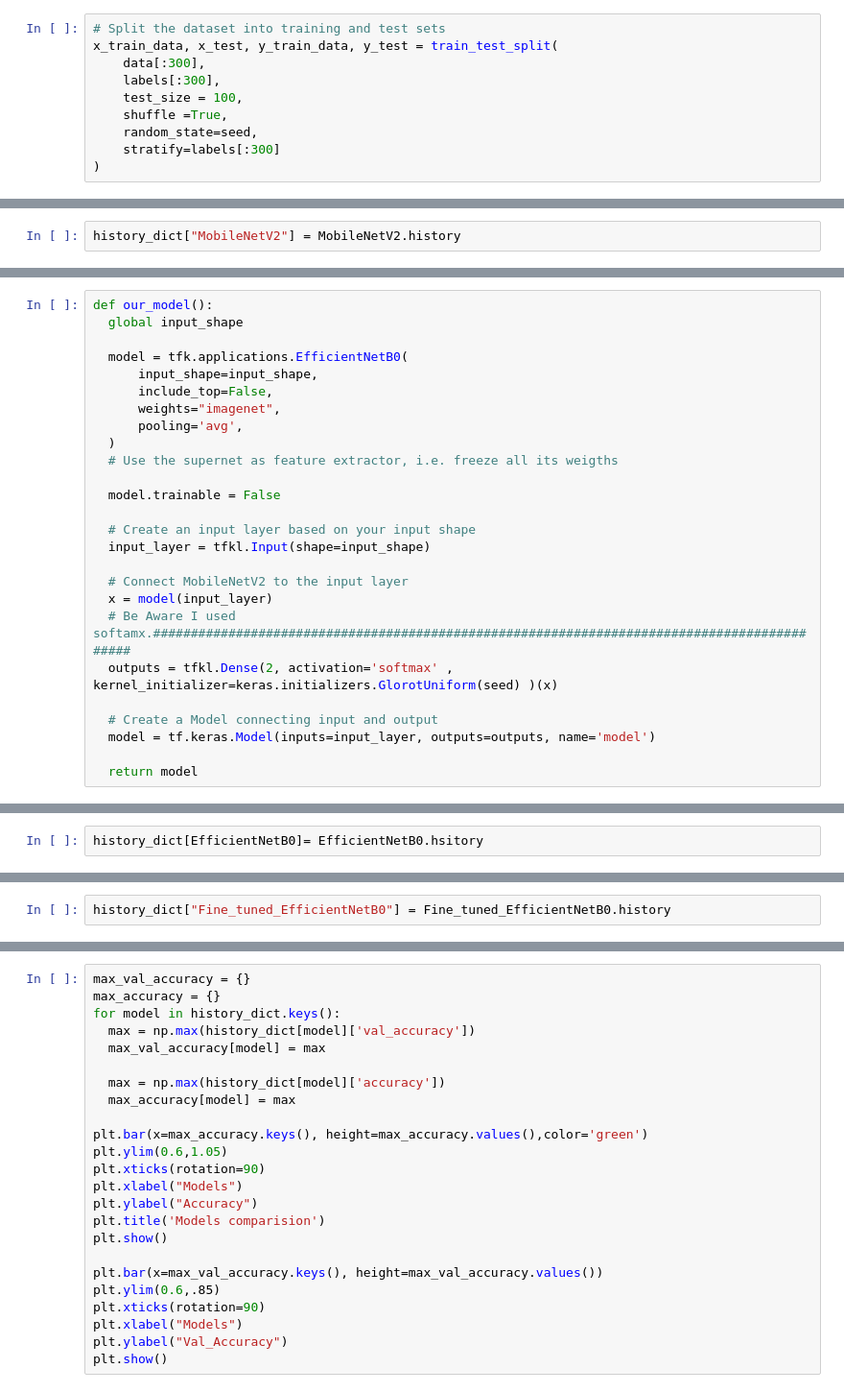
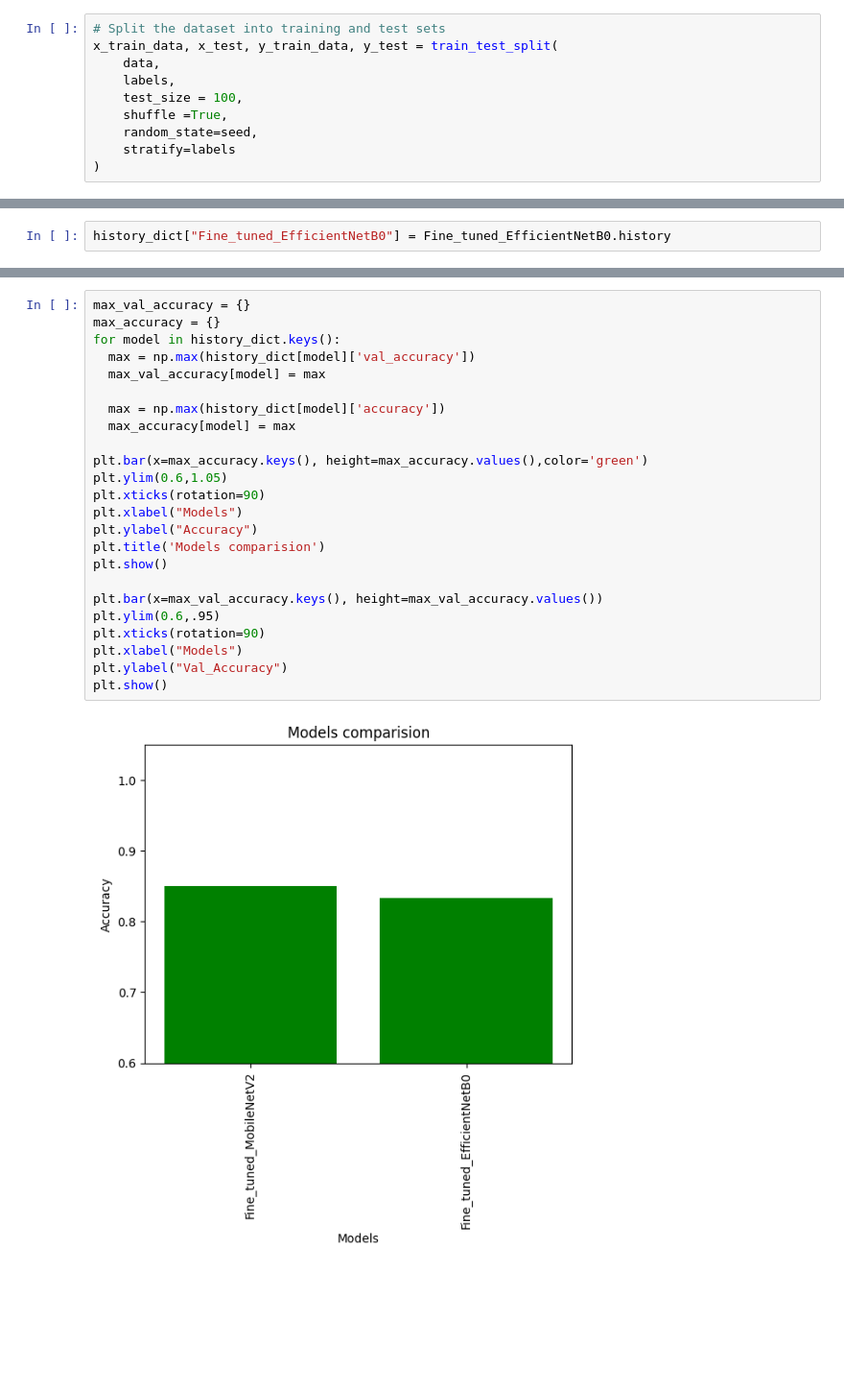
Before and after one commit to Mohammad-Amirifard/Plant-Classification-Polimi, a Jupyter notebook: Part3_Advanced_Models_In_Plant_Classification.ipynb, the cells around one changed output, grey strips where cells are left out. Shown at 96% size. Drawn from its saved outputs; the diff is of its cells as text; blank space fills up the shorter version.

```diff
--- a/Part3_Advanced_Models_In_Plant_Classification.ipynb
+++ b/Part3_Advanced_Models_In_Plant_Classification.ipynb
@@ -108,12 +108,12 @@ Labels are :  [0 0 0 ... 0 0 0]
 # %%
 # Split the dataset into training and test sets
 x_train_data, x_test, y_train_data, y_test = train_test_split(
-    data[:300],
-    labels[:300],
+    data,
+    labels,
     test_size = 100,
     shuffle =True,
     random_state=seed,
-    stratify=labels[:300]
+    stratify=labels
 )
 # %%
 # Further split the combined training and validation set into a training set and a validation set
@@ -352,2 +295,0 @@ KeyboardInterrupt: ignored
-# %%
-history_dict["MobileNetV2"] = MobileNetV2.history
@@ -413,26 +367,0 @@ history_dict["Fine_tuned_MobileNetV2"] = Fine_tuned_MobileNetV2.history
-# %%
-def our_model():
-  global input_shape
-
-  model = tfk.applications.EfficientNetB0(
-      input_shape=input_shape,
-      include_top=False,
-      weights="imagenet",
-      pooling='avg',
-  )
-  # Use the supernet as feature extractor, i.e. freeze all its weigths
-
-  model.trainable = False
-
-  # Create an input layer based on your input shape
-  input_layer = tfkl.Input(shape=input_shape)
-
-  # Connect MobileNetV2 to the input layer
-  x = model(input_layer)
-  # Be Aware I used softamx.############################################################################################
-  outputs = tfkl.Dense(2, activation='softmax' , kernel_initializer=keras.initializers.GlorotUniform(seed) )(x)
-
-  # Create a Model connecting input and output
-  model = tf.keras.Model(inputs=input_layer, outputs=outputs, name='model')
-
-  return model
@@ -475,2 +391,0 @@ EfficientNetB0 =EfficientNetB0.fit(train_generator, epochs=epochs, validation_da
-# %%
-history_dict[EfficientNetB0]= EfficientNetB0.hsitory
@@ -540,24 +476,26 @@ plot_accuracy(history_dict)
 # %%
 max_val_accuracy = {}
 max_accuracy = {}
 for model in history_dict.keys():
   max = np.max(history_dict[model]['val_accuracy'])
   max_val_accuracy[model] = max
 
   max = np.max(history_dict[model]['accuracy'])
   max_accuracy[model] = max
 
 plt.bar(x=max_accuracy.keys(), height=max_accuracy.values(),color='green')
 plt.ylim(0.6,1.05)
 plt.xticks(rotation=90)
 plt.xlabel("Models")
 plt.ylabel("Accuracy")
 plt.title('Models comparision')
 plt.show()
 
 plt.bar(x=max_val_accuracy.keys(), height=max_val_accuracy.values())
-plt.ylim(0.6,.85)
+plt.ylim(0.6,.95)
 plt.xticks(rotation=90)
 plt.xlabel("Models")
 plt.ylabel("Val_Accuracy")
 plt.show()
+# %% [output]
+[figure, added]
```
Also changed, not shown: parts of 39 cells of this notebook.
